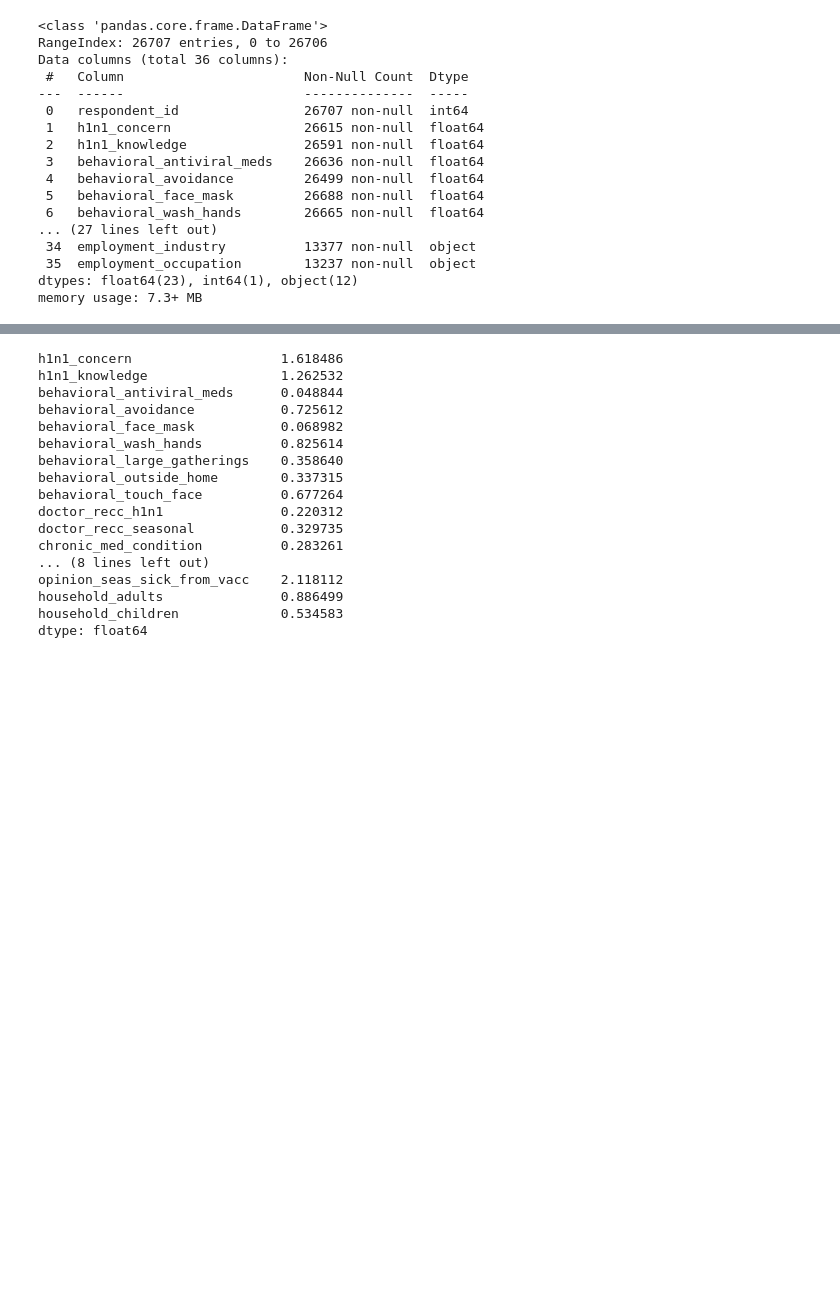
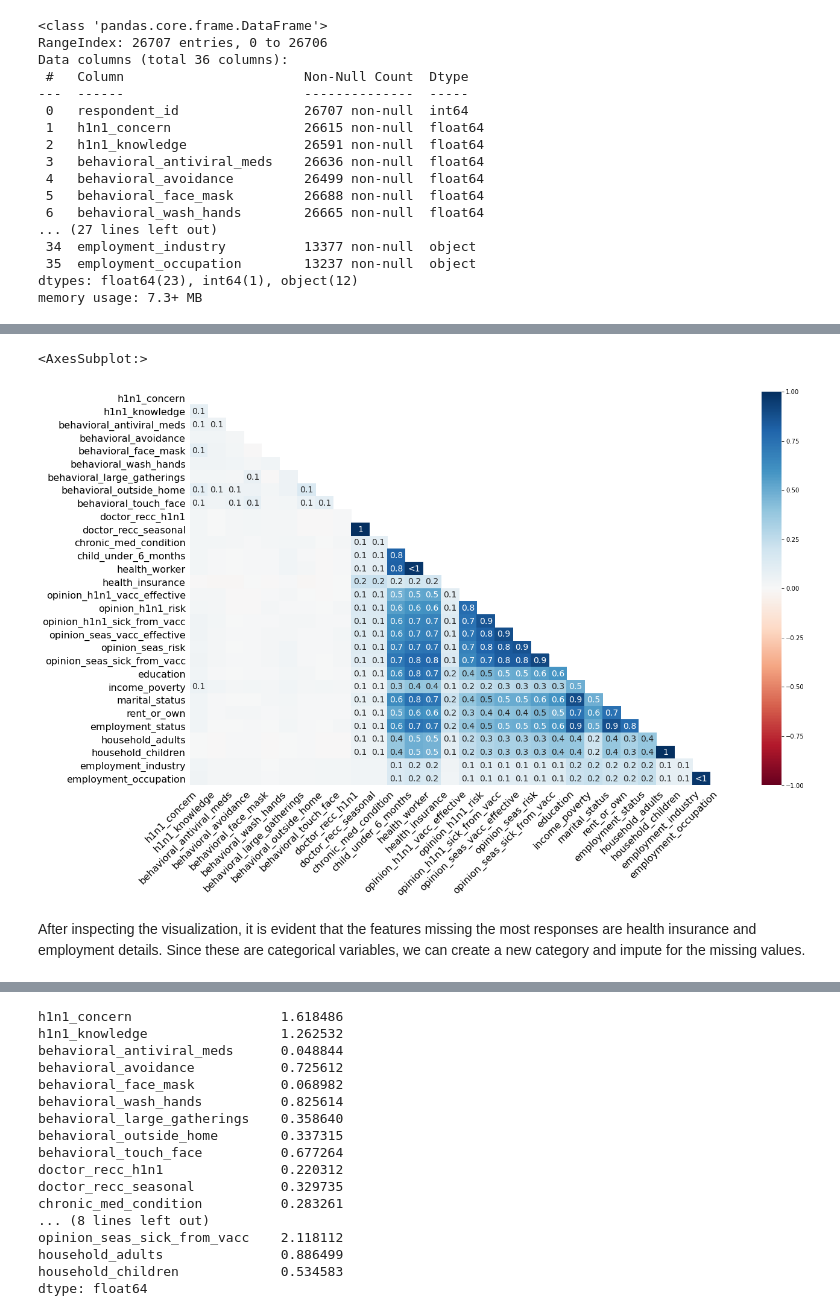
Before and after one commit to rcauvy/Flu_Shot_Learning, a Jupyter notebook: index.ipynb, the cells around one changed output, grey strips where cells are left out. Drawn from its saved outputs; the diff is of its cells as text; code cells hidden in the pictures; blank space fills up the shorter version.

```diff
--- a/index.ipynb
+++ b/index.ipynb
@@ -154,0 +211,7 @@ memory usage: 7.3+ MB
+# %%
+missingno.heatmap(features_df)
+# %% [output]
+<AxesSubplot:>
+[figure, added]
+# %% [markdown]
+After inspecting the visualization, it is evident that the features missing the most responses are health insurance and employment details. Since these are categorical variables, we can create a new category and impute for the missing values.
```
Also changed, not shown: parts of 62 cells of this notebook.
